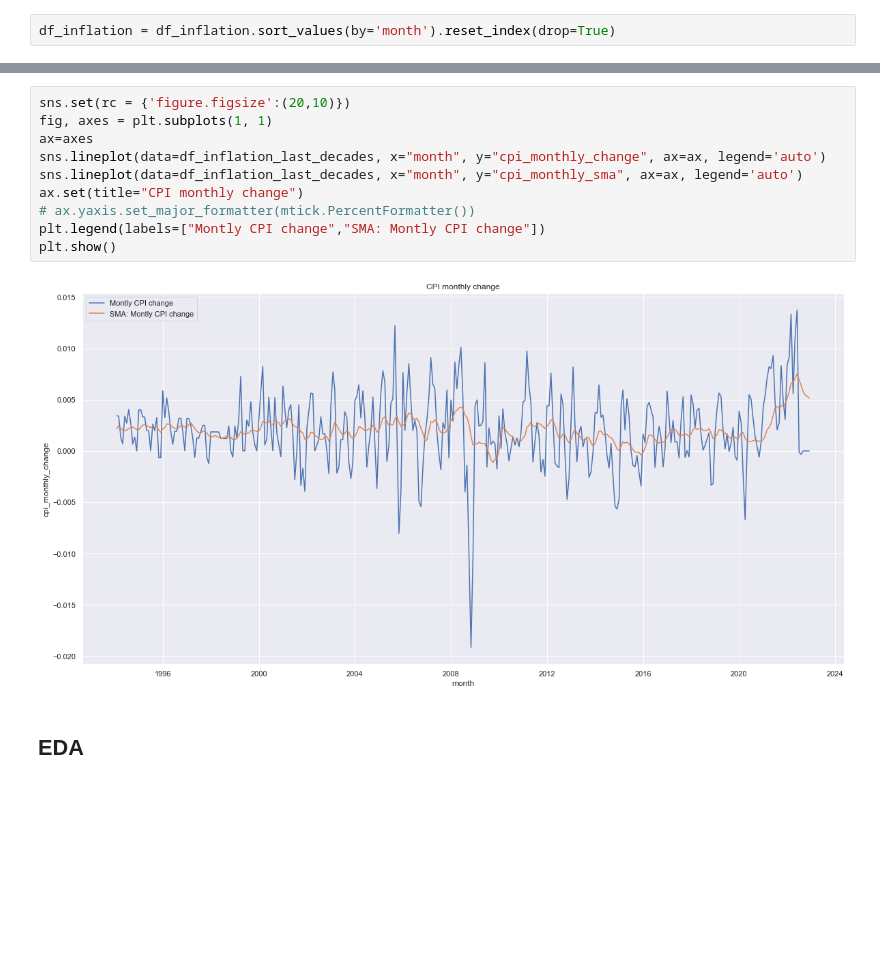
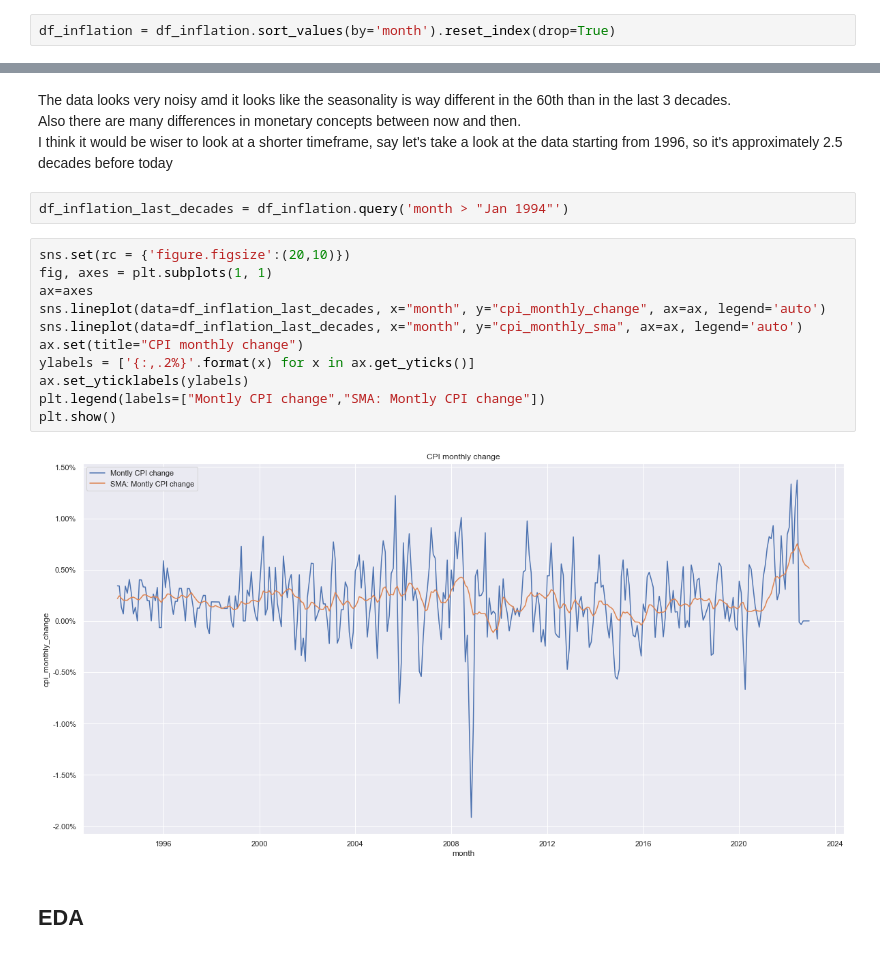
Before and after one commit to LeoSaffron/Inflation-Prediction, a Jupyter notebook: Inflation.ipynb, the cells around one changed output, grey strips where cells are left out. Cells and saved outputs as stored; diff of their text form; blank space fills up the shorter version.

```diff
--- a/Inflation.ipynb
+++ b/Inflation.ipynb
@@ -355,15 +355,22 @@ df_inflation_last_decades = df_inflation.query('month > "Jan 1994"')
-# %%
-sns.set(rc = {'figure.figsize':(20,10)})
-fig, axes = plt.subplots(1, 1)
-ax=axes
-sns.lineplot(data=df_inflation_last_decades, x="month", y="cpi_monthly_change", ax=ax, legend='auto')
-sns.lineplot(data=df_inflation_last_decades, x="month", y="cpi_monthly_sma", ax=ax, legend='auto')
-ax.set(title="CPI monthly change")
-# ax.yaxis.set_major_formatter(mtick.PercentFormatter())
-plt.legend(labels=["Montly CPI change","SMA: Montly CPI change"])
-plt.show()
-# %% [output]
-[figure, removed]
+# %% [markdown]
+The data looks very noisy amd it looks like the seasonality is way different in the 60th than in the last 3 decades.
+Also there are many differences in monetary concepts between now and then.
+I think it would be wiser to look at a shorter timeframe, say let's take a look at the data starting from 1996, so it's approximately 2.5 decades before today
+# %%
+df_inflation_last_decades = df_inflation.query('month > "Jan 1994"')
+# %%
+sns.set(rc = {'figure.figsize':(20,10)})
+fig, axes = plt.subplots(1, 1)
+ax=axes
+sns.lineplot(data=df_inflation_last_decades, x="month", y="cpi_monthly_change", ax=ax, legend='auto')
+sns.lineplot(data=df_inflation_last_decades, x="month", y="cpi_monthly_sma", ax=ax, legend='auto')
+ax.set(title="CPI monthly change")
+ylabels = ['{:,.2%}'.format(x) for x in ax.get_yticks()]
+ax.set_yticklabels(ylabels)
+plt.legend(labels=["Montly CPI change","SMA: Montly CPI change"])
+plt.show()
+# %% [output]
+[figure, added]
 # %% [markdown]
 ## EDA
 # %% [markdown]
```
Also changed, not shown: parts of 73 cells of this notebook.
